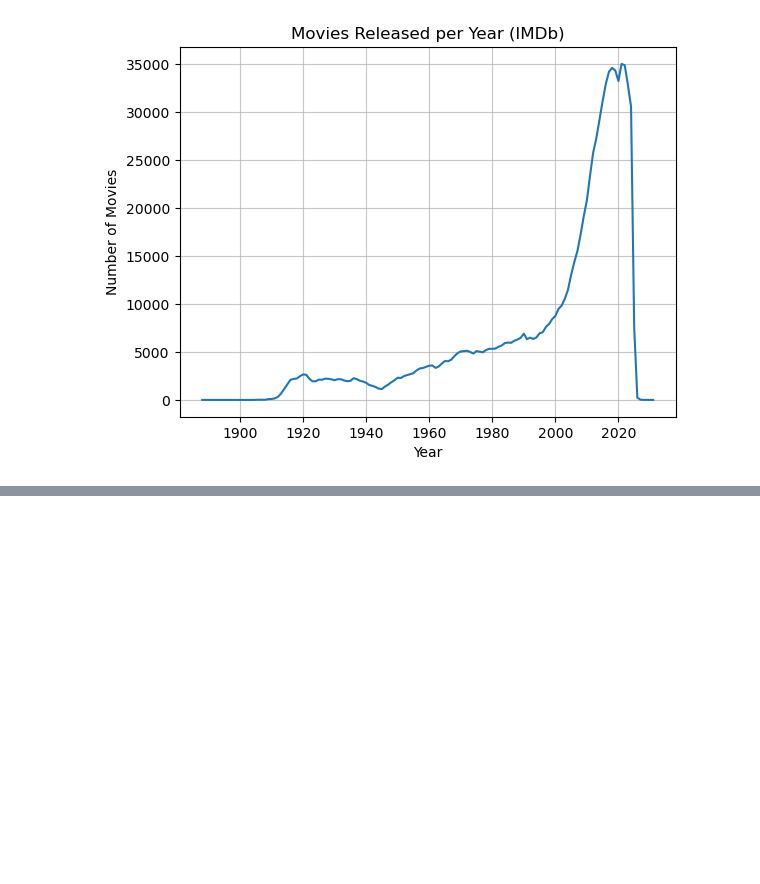
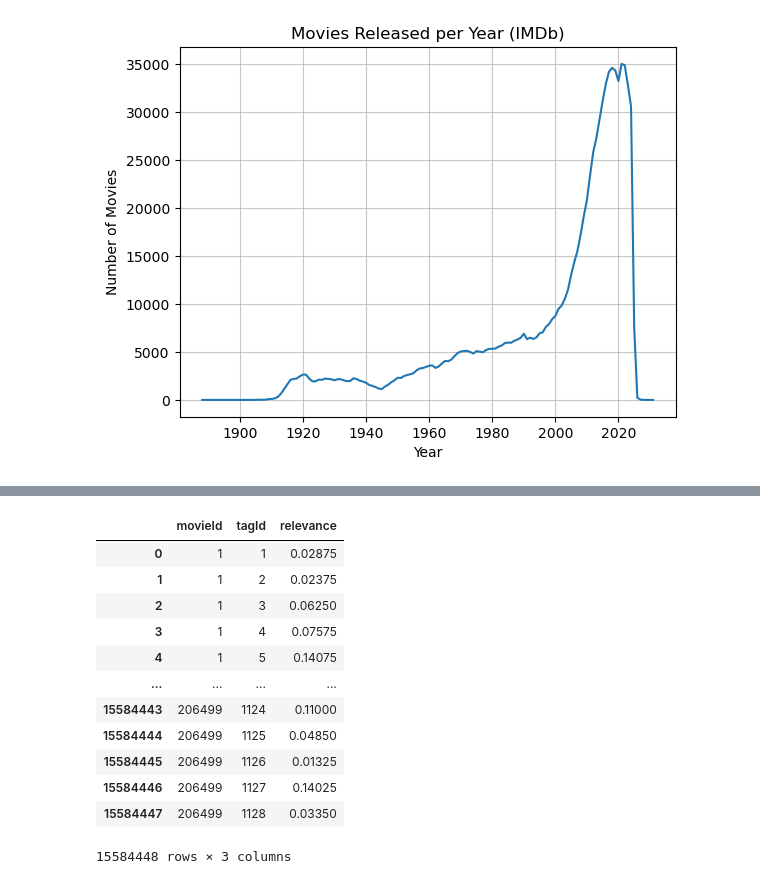
Before and after one commit to Valier-Juri/DSC202-movie-recommendation-database, a Jupyter notebook: EDA.ipynb, the cells around one changed output, grey strips where cells are left out. Cells and saved outputs as stored; diff of their text form; code cells hidden in the pictures; blank space fills up the shorter version.

```diff
--- a/EDA.ipynb
+++ b/EDA.ipynb
@@ -82,0 +159,17 @@ plt.show()
+# %%
+tag_score = pd.read_csv(r"C:\Users\mzhan\Downloads\ml-25m\ml-25m\genome-scores.csv")
+tag_score
+# %% [output]
+|  | movieId | tagId | relevance |
+| 0 | 1 | 1 | 0.02875 |
+| 1 | 1 | 2 | 0.02375 |
+| 2 | 1 | 3 | 0.06250 |
+| 3 | 1 | 4 | 0.07575 |
+| 4 | 1 | 5 | 0.14075 |
+| ... | ... | ... | ... |
+| 15584443 | 206499 | 1124 | 0.11000 |
+| 15584444 | 206499 | 1125 | 0.04850 |
+| 15584445 | 206499 | 1126 | 0.01325 |
+| 15584446 | 206499 | 1127 | 0.14025 |
+| 15584447 | 206499 | 1128 | 0.03350 |
+15584448 rows × 3 columns
```
Also changed, not shown: parts of 5 cells of this notebook.
